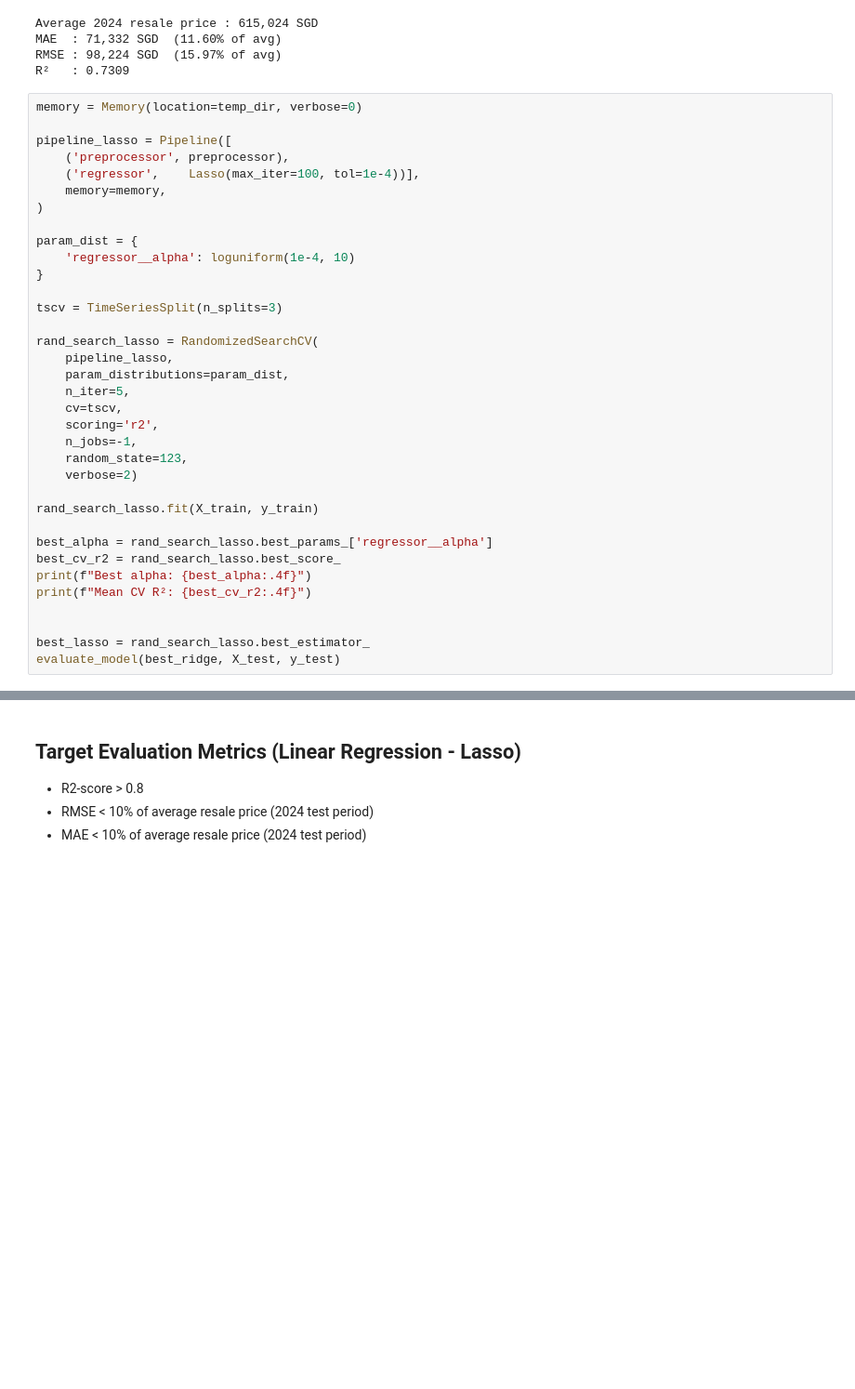
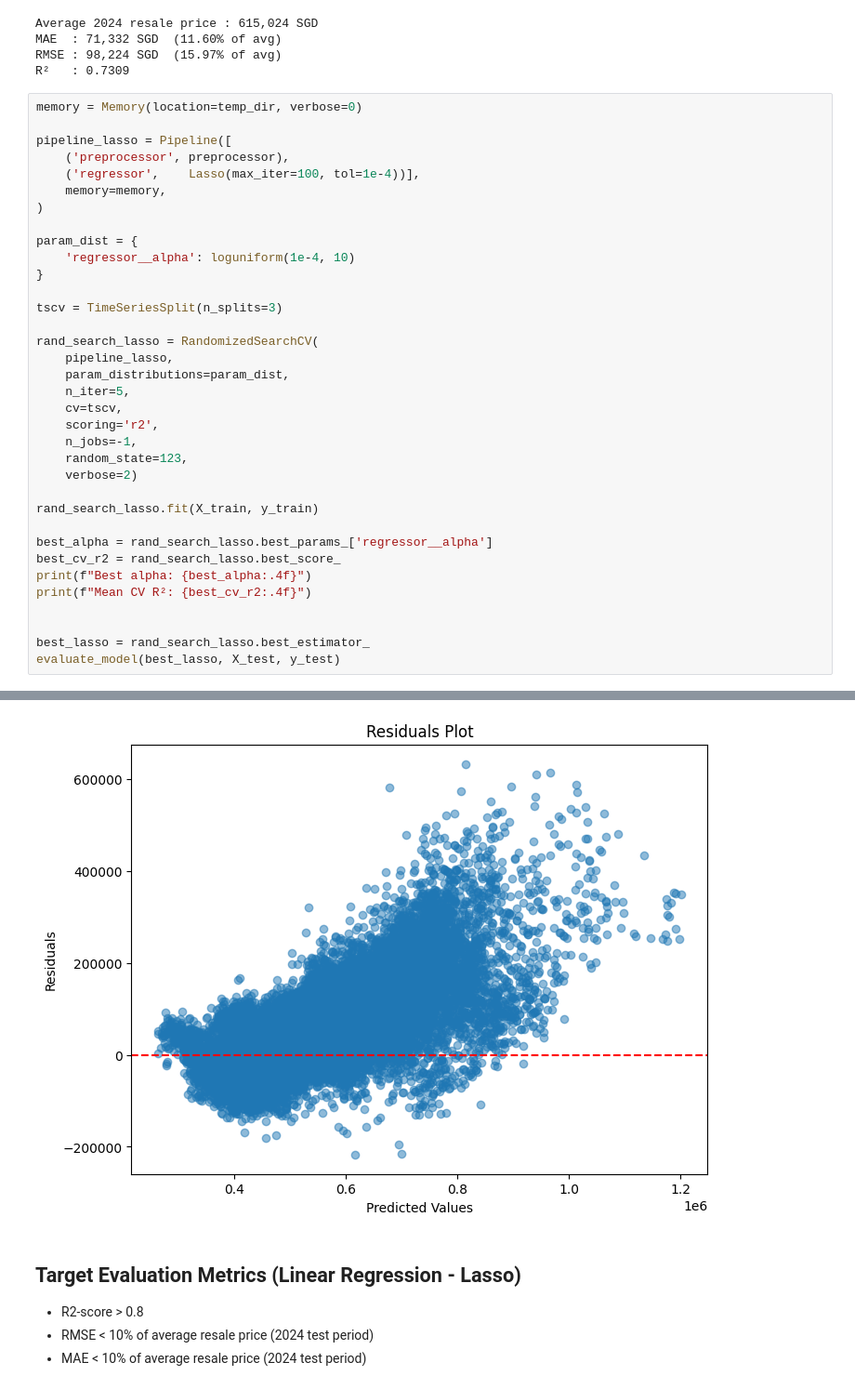
Before and after one commit to Seibell/IS4303_datacleaning, a Jupyter notebook: regression.ipynb, the cells around one changed output, grey strips where cells are left out. Shown at 93% size. Saved outputs shown, nothing was run; the diff lists cells and outputs as text; blank space fills up the shorter version.

Commit message:
Update lasso

```diff
--- a/regression.ipynb
+++ b/regression.ipynb
@@ -305,5 +305,5 @@ print(f"Mean CV R²: {best_cv_r2:.4f}")
 
 
 best_lasso = rand_search_lasso.best_estimator_
-evaluate_model(best_ridge, X_test, y_test)
+evaluate_model(best_lasso, X_test, y_test)
 # %% [output]
@@ -312,3 +321,4 @@ KeyboardInterrupt:
+[figure, added]
 # %% [markdown]
 ## Target Evaluation Metrics (Linear Regression - Lasso)
 - R2-score > 0.8
```
Also changed, not shown: parts of 2 cells of this notebook.
